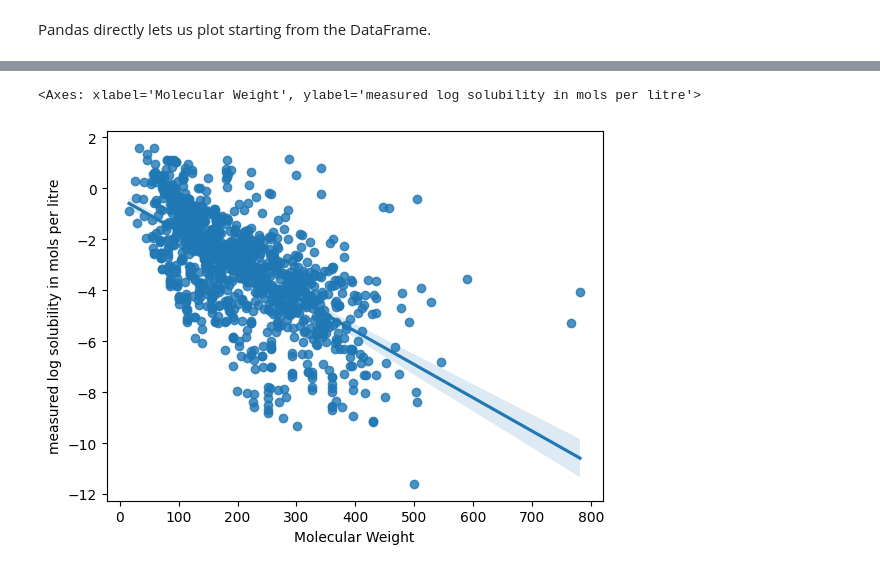
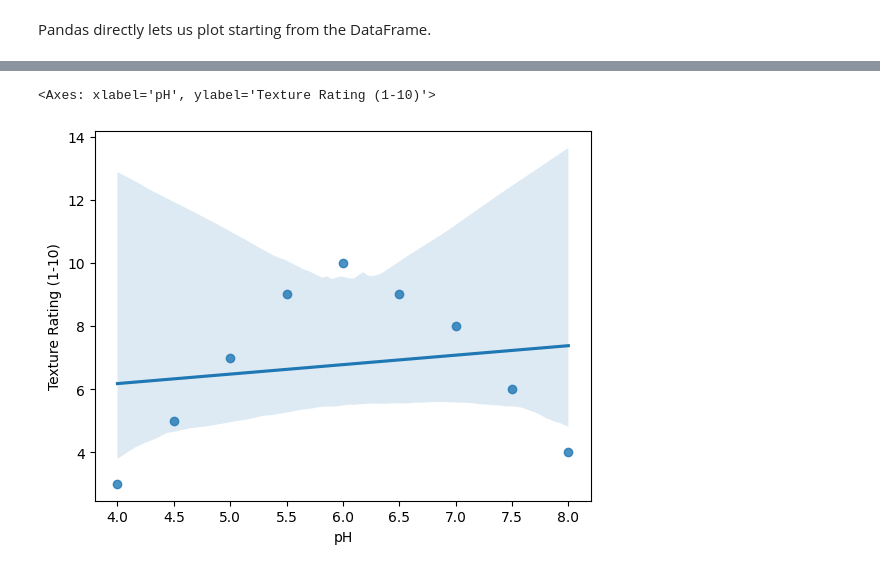
Before and after one commit to katerinavr/RENEW_summer_school_week1, a Jupyter notebook: 1_python_plotting.ipynb, the cells around one changed output, grey strips where cells are left out. Drawn from its saved outputs; the diff is of its cells as text; code cells hidden in the pictures.

```diff
--- a/1_python_plotting.ipynb
+++ b/1_python_plotting.ipynb
@@ -88,6 +92,5 @@ Let's load the delaney data again. We can also do it directly from the URL.
 # %%
 import pandas as pd
-df = pd.read_csv("https://raw.githubusercontent.com/schwallergroup/ai4chem_course/main/notebooks/01%20-%20Basics/data/delaney-processed.csv" )
-
+df = pd.read_csv("/content/RENEW_summer_school_week1/spherification_data.csv")
 df.describe() # prints summary statistics for each column
 # %% [output]
@@ -117,8 +144,8 @@ df['ESOL predicted log solubility in mols per litre'].plot(kind='hist')
 # %%
 # Scatter plot with regression line
-sns.regplot(x='Molecular Weight', y='measured log solubility in mols per litre', data=df)
+sns.regplot(x='pH', y='Texture Rating (1-10)', data=df)
 # %% [output]
-<Axes: xlabel='Molecular Weight', ylabel='measured log solubility in mols per litre'>
+<Axes: xlabel='pH', ylabel='Texture Rating (1-10)'>
-[figure, old version]
+[figure, new version]
 # %%
 # Joint plot with histograms on the sides
```
Also changed, not shown: parts of 17 cells of this notebook, 3 other files.
